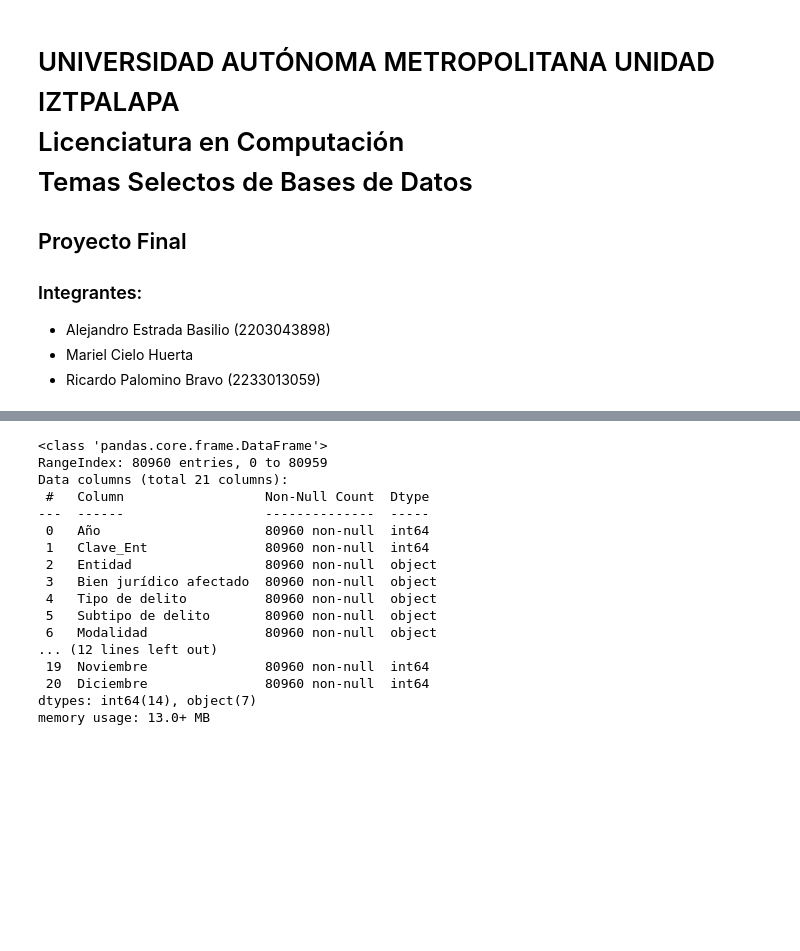
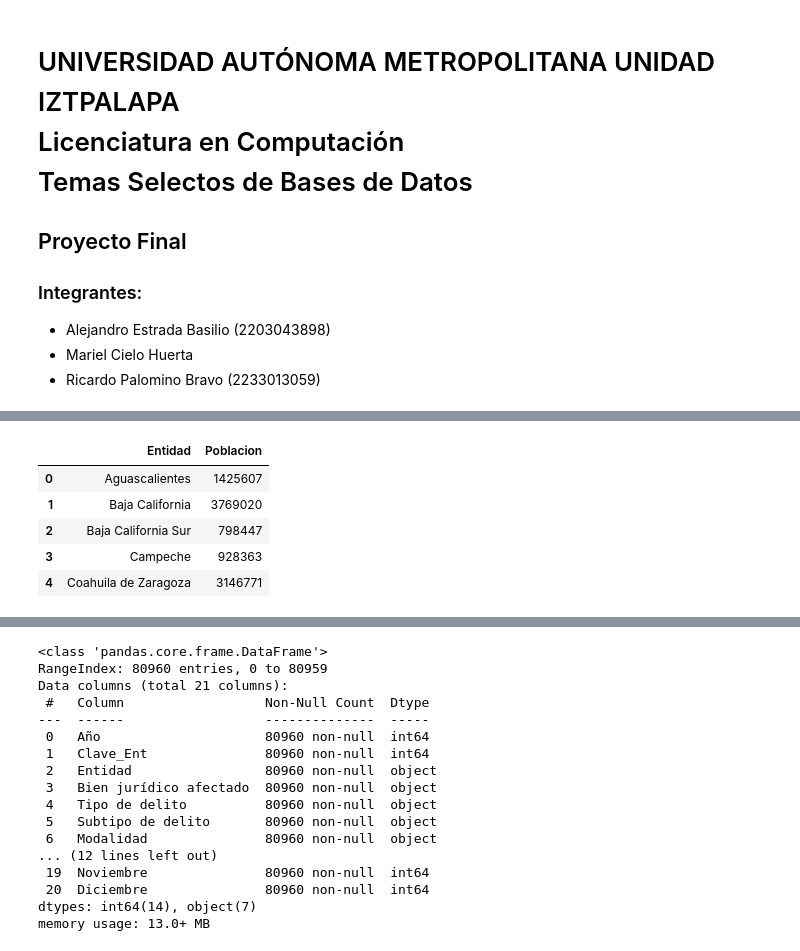
Before and after one commit to Mariel-Huerta-Esc/temas-selectos-bases-datos, a Jupyter notebook: proyecto/ProyectoDB.ipynb, the cells around one changed output, grey strips where cells are left out. Drawn from its saved outputs; the diff is of its cells as text; code cells hidden in the pictures; blank space fills up the shorter version.

```diff
--- a/proyecto/ProyectoDB.ipynb
+++ b/proyecto/ProyectoDB.ipynb
@@ -13,3 +13,13 @@ import seaborn as sns
 import numpy as np
 # %%
 df = pd.read_csv('Estatal-Víctimas-2015-2025_may2026.csv', encoding='latin1')
+
+df_inegi = pd.read_excel('INEGI_exporta_17_7_2026_15_49_30_limpio.xlsx')
+# %%
+#renombrando columans del df_inegi
+df_inegi = df_inegi.rename(columns={
+    ' Total': 'Entidad',
+    ' Total.1': 'Poblacion'
+})
+
+print(df_inegi)
@@ -15,0 +44,4 @@ df = pd.read_csv('Estatal-Víctimas-2015-2025_may2026.csv', encoding='latin1')
+# %%
+#quedandonos solo con las columnas que nos importan en el dataframe df_inegi
+df_inegi = df_inegi[['Entidad', 'Poblacion']]
+print(df_inegi)
@@ -15,0 +66,9 @@ df = pd.read_csv('Estatal-Víctimas-2015-2025_may2026.csv', encoding='latin1')
+# %%
+df_inegi.head()
+# %% [output]
+|  | Entidad | Poblacion |
+| 0 | Aguascalientes | 1425607 |
+| 1 | Baja California | 3769020 |
+| 2 | Baja California Sur | 798447 |
+| 3 | Campeche | 928363 |
+| 4 | Coahuila de Zaragoza | 3146771 |
```
Also changed, not shown: parts of 8 cells of this notebook, 1 other file.
